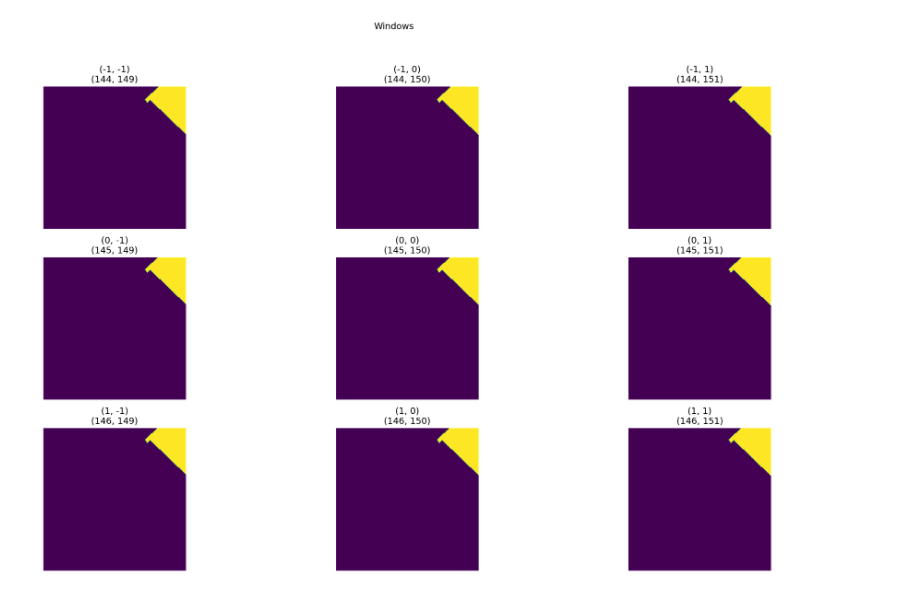
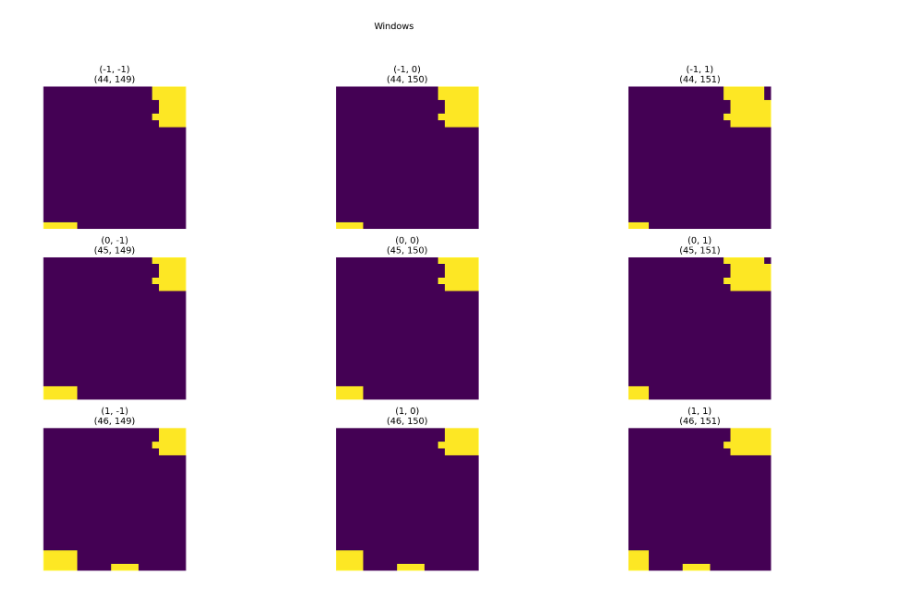
Before and after one commit to ZhekaHauska/hp_mcts_dl, a Jupyter notebook: demo/data.ipynb, the cells around one changed output. Drawn from its saved outputs; the diff is of its cells as text; code cells hidden in the pictures.

```diff
--- a/demo/data.ipynb
+++ b/demo/data.ipynb
@@ -15,7 +15,7 @@ taskMap = ReadMapFromMovingAIFile(f"../data/{map_name}.map")
 def get_image_map(gridMap : Map):
     hIm = gridMap.height
     wIm = gridMap.width
-    im = np.zeros((hIm, wIm))
+    im = np.zeros((hIm, wIm), dtype=np.uint8)
     for i in range(gridMap.height):
         for j in range(gridMap.width):
             if(gridMap.cells[i][j] == 1):
@@ -34,5 +44,5 @@ plt.imshow(image_map)
 # %%
-def draw_next_window(image_map, current, offset=100):
+def draw_next_window(image_map, current, offset=10):
     fig, axes = plt.subplots(3, 3, figsize=(20, 12), dpi=150)
 
     fig.suptitle('Windows')
@@ -47,10 +57,10 @@ def draw_next_window(image_map, current, offset=100):
             axes[i+1][j+1].set_title(f"{i, j}\n{y, x}")
             axes[i+1][j+1].axis('off')
 # %%
-y = 145
+y = 45
 x = 150
 current = (y, x)
 
 draw_next_window(image_map, current)
 # %% [output]
-[figure, old version]
+[figure, new version]
```
Also changed, not shown: parts of 14 cells of this notebook, 1 other file.
